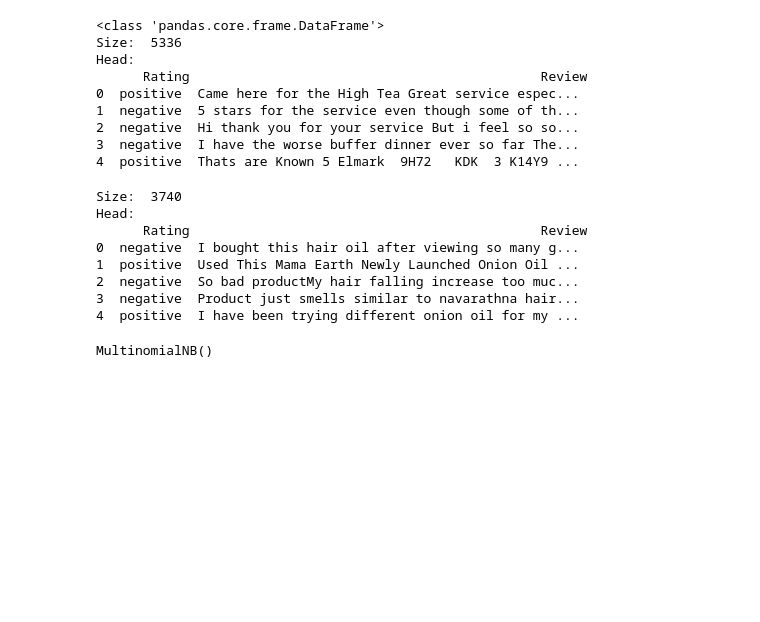
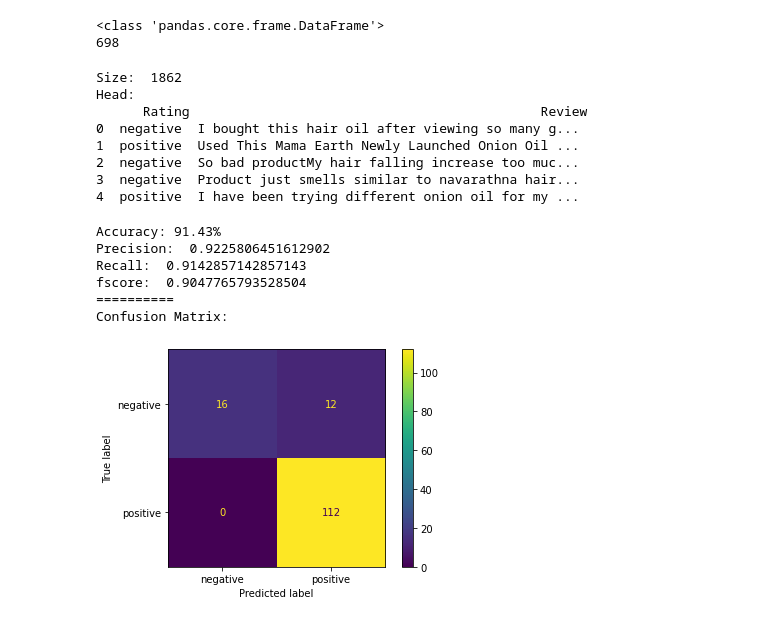
Before and after one commit to IwanRoberts00/NLPProject, a Jupyter notebook: Code/main.ipynb, the cells around one changed output. Saved outputs shown, nothing was run; the diff lists cells and outputs as text; code cells hidden in the pictures; blank space fills up the shorter version.

```diff
--- a/Code/main.ipynb
+++ b/Code/main.ipynb
@@ -72,35 +75,32 @@ sentiment_comb = []
 # %%
 #Read the Malay file
 sentiment_comb = []
-filepath = "../Corpora/Sentiment-Malay/data_cleaned/GoogleReview_data_cleaned.csv"
-df = pd.read_csv(filepath, sep=",", engine="python", encoding="ISO-8859-1", nrows=3000)
-#Drop unused columns
+filepath = "../Corpora/Sentiment-Malay/data_cleaned/TripAdvisor_data_cleaned.csv"
+df = pd.read_csv(filepath, sep=",", engine="python", encoding="ISO-8859-1", nrows=6000)
 df=df.drop(["Author", "Restaurant", "Location"], axis=1)
-#Remove rows that contain review of 3.0 as these contain inconsistent sentiment
 df=df[df["Rating"]!=3.0]
 print(type(df))
 df.loc[df["Rating"] == 4.0, "Rating"] = "positive"
 df.loc[df["Rating"] == 5.0, "Rating"] = "positive"
 df.loc[df["Rating"] == 2.0, "Rating"] = "negative"
 df.loc[df["Rating"] == 1.0, "Rating"] = "negative"
+not_positive_rows = df[df['Rating'] != 'positive']
+positive_rows = df[df['Rating'] == 'positive']
+positive_sample = positive_rows.sample(frac=0.1, random_state=42)
+df = pd.concat([not_positive_rows, positive_sample])
 df = df.replace(to_replace=r'[^\w\s]', value='', regex=True)
-print("Size: ",df.size, "\nHead:\n", df.head())
+sentiment_malay_df = df
+export_malay_df = df
+print(len(df))
 sentiment_comb.append(df)
 # %% [output]
 <class 'pandas.core.frame.DataFrame'>
-Size:  5336
-Head:
-      Rating                                             Review
-0  positive  Came here for the High Tea Great service espec...
-1  negative  5 stars for the service even though some of th...
-2  negative  Hi thank you for your service But i feel so so...
-3  negative  I have the worse buffer dinner ever so far The...
-4  positive  Thats are Known 5 Elmark  9H72   KDK  3 K14Y9 ...
+698
 # %%
 #Read the Indian file
 sentiment_comb = []
 filepath = "../Corpora/Sentiment-Indian/amazon_vfl_reviews.csv"
-df = pd.read_csv(filepath, sep=",", engine="python", encoding="ISO-8859-1", nrows=2000)
+df = pd.read_csv(filepath, sep=",", engine="python", encoding="ISO-8859-1", nrows=1000)
 df=df.drop(["asin", "name", "date"], axis=1)
 df=df.rename(columns={"rating":"Rating"})
 df=df.rename(columns={"review":"Review"})
@@ -110,10 +110,12 @@ df.loc[df["Rating"] == 5.0, "Rating"] = "positive"
 df.loc[df["Rating"] == 2.0, "Rating"] = "negative"
 df.loc[df["Rating"] == 1.0, "Rating"] = "negative"
 df = df.replace(to_replace=r'[^\w\s]', value='', regex=True)
+sentiment_indian_df = df
+export_indian_df = df
 print("Size: ",df.size, "\nHead:\n", df.head())
 sentiment_comb.append(df)
 # %% [output]
-Size:  3740
+Size:  1862
 Head:
       Rating                                             Review
 0  negative  I bought this hair oil after viewing so many g...
@@ -138,15 +142,12 @@ y_test_comb = []
 x_test_comb = []
 # %%
 #Train the model
-#Malay
-y_test_comb = []
-x_test_comb = []
+#Singapores
+df = sentiment_malay_df
 tfidf = TfidfVectorizer(stop_words='english', min_df=5, max_df=0.8, ngram_range=[1,3])
 dfs_x = df["Review"]
 dfs_y = df["Rating"]
-x_train, x_test, y_train, y_test = train_test_split(dfs_x, dfs_y, test_size=0.2, random_state=4)
-y_test_comb.append(y_test)
-x_test_comb.append(x_test)
+x_train, x_test, y_train, y_test = train_test_split(dfs_x, dfs_y, test_size=0.2, random_state=3)
 x_train = tfidf.fit_transform(x_train)
 x_test = tfidf.transform(x_test)
 malay_clf = MultinomialNB()
@@ -154,30 +155,41 @@ malay_clf = MultinomialNB()
 #malay_clf = LinearSVC()
 #malay_clf = RandomForestClassifier()
 malay_clf.fit(x_train, y_train)
-#y_pred = malaya_clf.predict(x_test)
-#acc = accuracy_score(y_test, y_pred)
-#print("Accuracy: {:.2f}%".format(acc * 100))
-y_test_comb.append(y_test)
+y_pred = malay_clf.predict(x_test)
+# %%
+acc = accuracy_score(y_test, y_pred)
+print("Accuracy: {:.2f}%".format(acc * 100))
+precision, recall, fscore, support = precision_recall_fscore_support(y_test, y_pred, zero_division=0, average="weighted")
+print("Precision: ", precision)
+print("Recall: ", recall)
+print("fscore: ", fscore)
+print("==========")
+print("Confusion Matrix: \n")
+conf_matrix = confusion_matrix(y_test, y_pred, labels=malay_clf.classes_)
+disp = ConfusionMatrixDisplay(confusion_matrix=conf_matrix, display_labels=malay_clf.classes_)
+disp.plot()
+plt.show()
+# %% [output]
+Accuracy: 91.43%
+Precision:  0.9225806451612902
+Recall:  0.9142857142857143
+fscore:  0.9047765793528504
+==========
+Confusion Matrix:
+[figure, added]
 # %%
 #Train the model
 #Indian
-y_test_comb = []
-x_test_comb = []
+df = sentiment_indian_df
 tfidf = TfidfVectorizer(stop_words='english', min_df=5, max_df=0.8, ngram_range=[1,3])
 dfs_x = df["Review"]
 dfs_y = df["Rating"]
-x_train, x_test, y_train, y_test = train_test_split(dfs_x, dfs_y, test_size=0.2, random_state=4)
-y_test_comb.append(y_test)
-x_test_comb.append(x_test)
+x_train, x_test, y_train, y_test = train_test_split(dfs_x, dfs_y, test_size=0.2, random_state=0)
 x_train = tfidf.fit_transform(x_train)
-x_test = tfidf.transform(x_test)
+indian_x_test = tfidf.transform(x_test)
 indian_clf = MultinomialNB()
 #malay_clf = SVC(kernel="sigmoid")
 #malay_clf = LinearSVC()
 #malay_clf = RandomForestClassifier()
 indian_clf.fit(x_train, y_train)
-#y_pred = malaya_clf.predict(x_test)
-#acc = accuracy_score(y_test, y_pred)
-#print("Accuracy: {:.2f}%".format(acc * 100))
+y_pred = indian_clf.predict(indian_x_test)
-# %% [output]
-MultinomialNB()
```
Also changed, not shown: parts of 13 cells of this notebook, 1 other file.
